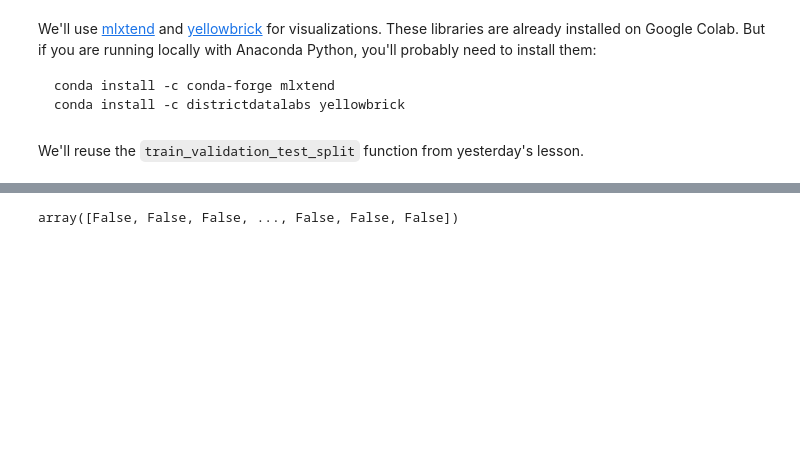
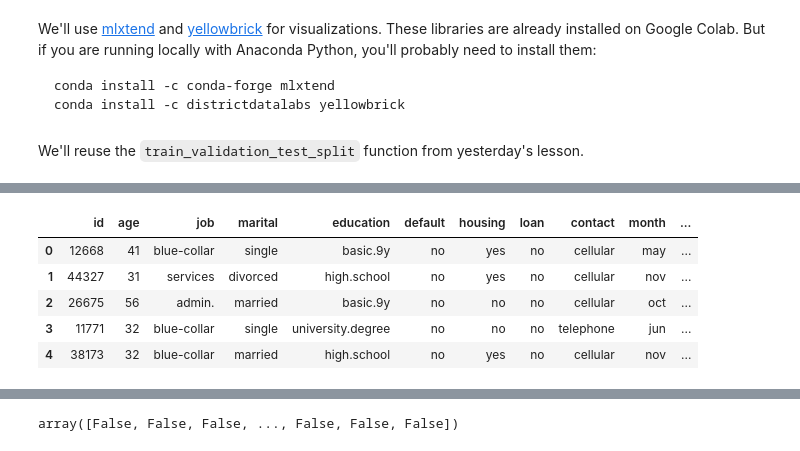
Before and after one commit to LambdaSchool/DS-Unit-2-Sprint-4-Model-Validation, a Jupyter notebook: module-2-validate-classification-problems/LS_DS_242_Validate_classification_problems.ipynb, the cells around one changed output, grey strips where cells are left out. Saved outputs shown, nothing was run; the diff lists cells and outputs as text; code cells hidden in the pictures; blank space fills up the shorter version.

```diff
--- a/module-2-validate-classification-problems/LS_DS_242_Validate_classification_problems.ipynb
+++ b/module-2-validate-classification-problems/LS_DS_242_Validate_classification_problems.ipynb
@@ -52,3 +61,12 @@ sample_submission = pd.read_csv('https://raw.githubusercontent.com/donw385/DS-Un
+# %%
+test_features.head()
+# %% [output]
+|  | id | age | job | marital | education | default | housing | loan | contact | month | ... |
+| 0 | 12668 | 41 | blue-collar | single | basic.9y | no | yes | no | cellular | may | ... |
+| 1 | 44327 | 31 | services | divorced | high.school | no | yes | no | cellular | nov | ... |
+| 2 | 26675 | 56 | admin. | married | basic.9y | no | no | no | cellular | oct | ... |
+| 3 | 11771 | 32 | blue-collar | single | university.degree | no | no | no | telephone | jun | ... |
+| 4 | 38173 | 32 | blue-collar | married | high.school | no | yes | no | cellular | nov | ... |
 # %%
 # Imports
 %matplotlib inline
```
Also changed, not shown: parts of 8 cells of this notebook.
